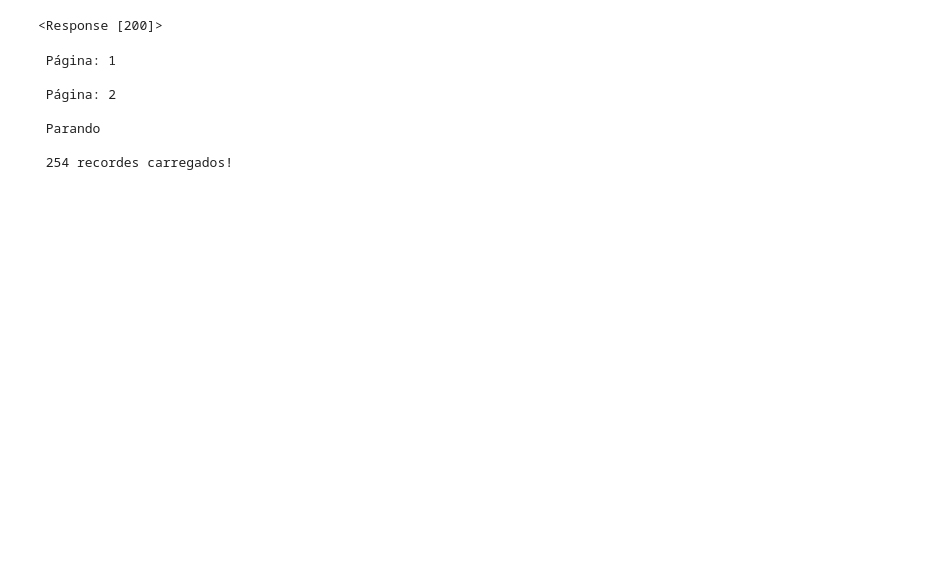
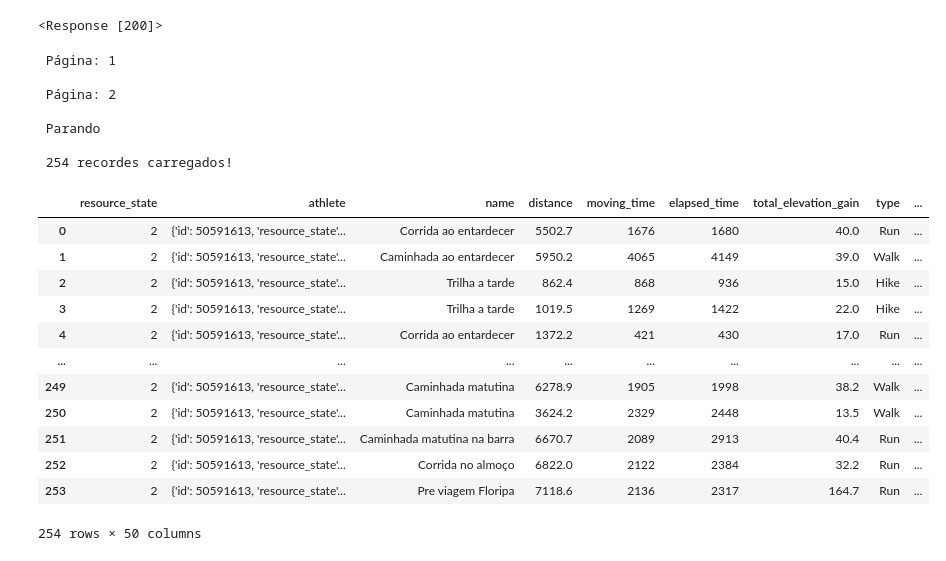
Before and after one commit to eduschelle/My-workout-analysis, a Jupyter notebook: My-workout-analysis.ipynb, the cells around one changed output. Saved outputs shown, nothing was run; the diff lists cells and outputs as text; code cells hidden in the pictures; blank space fills up the shorter version.

```diff
--- a/My-workout-analysis.ipynb
+++ b/My-workout-analysis.ipynb
@@ -47,3 +48,18 @@ print("\n {} recordes carregados!".format(len(my_dataset)))
  254 recordes carregados!
 # %%
 my_dataset['start_date'] = pd.to_datetime(my_dataset['start_date'],infer_datetime_format = True)
+my_dataset
+# %% [output]
+|  | resource_state | athlete | name | distance | moving_time | elapsed_time | total_elevation_gain | type | ... |
+| 0 | 2 | {'id': 50591613, 'resource_state'... | Corrida ao entardecer | 5502.7 | 1676 | 1680 | 40.0 | Run | ... |
+| 1 | 2 | {'id': 50591613, 'resource_state'... | Caminhada ao entardecer | 5950.2 | 4065 | 4149 | 39.0 | Walk | ... |
+| 2 | 2 | {'id': 50591613, 'resource_state'... | Trilha a tarde | 862.4 | 868 | 936 | 15.0 | Hike | ... |
+| 3 | 2 | {'id': 50591613, 'resource_state'... | Trilha a tarde | 1019.5 | 1269 | 1422 | 22.0 | Hike | ... |
+| 4 | 2 | {'id': 50591613, 'resource_state'... | Corrida ao entardecer | 1372.2 | 421 | 430 | 17.0 | Run | ... |
+| ... | ... | ... | ... | ... | ... | ... | ... | ... | ... |
+| 249 | 2 | {'id': 50591613, 'resource_state'... | Caminhada matutina | 6278.9 | 1905 | 1998 | 38.2 | Walk | ... |
+| 250 | 2 | {'id': 50591613, 'resource_state'... | Caminhada matutina | 3624.2 | 2329 | 2448 | 13.5 | Walk | ... |
+| 251 | 2 | {'id': 50591613, 'resource_state'... | Caminhada matutina na barra | 6670.7 | 2089 | 2913 | 40.4 | Run | ... |
+| 252 | 2 | {'id': 50591613, 'resource_state'... | Corrida no almoço | 6822.0 | 2122 | 2384 | 32.2 | Run | ... |
+| 253 | 2 | {'id': 50591613, 'resource_state'... | Pre viagem Floripa | 7118.6 | 2136 | 2317 | 164.7 | Run | ... |
+254 rows × 50 columns
```
Also changed, not shown: parts of 8 cells of this notebook.
